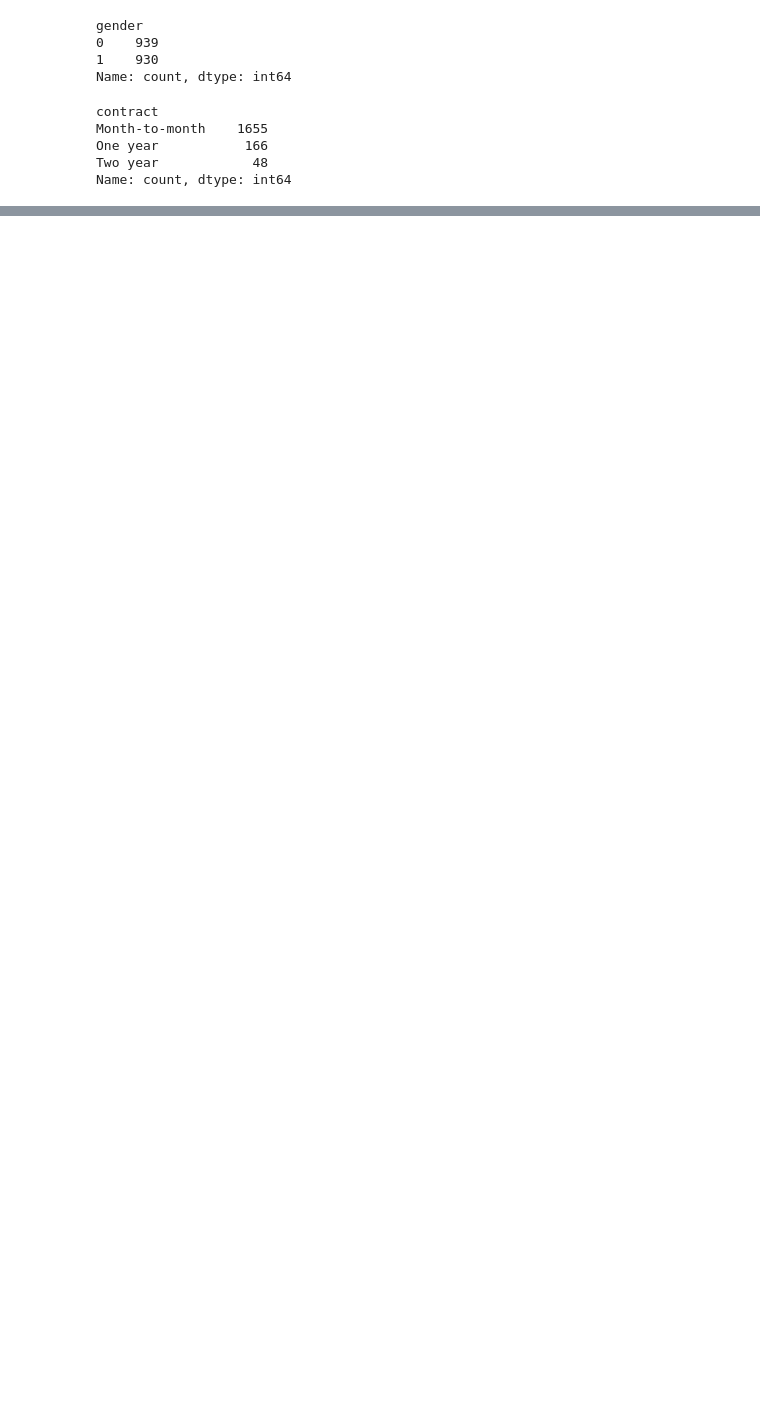
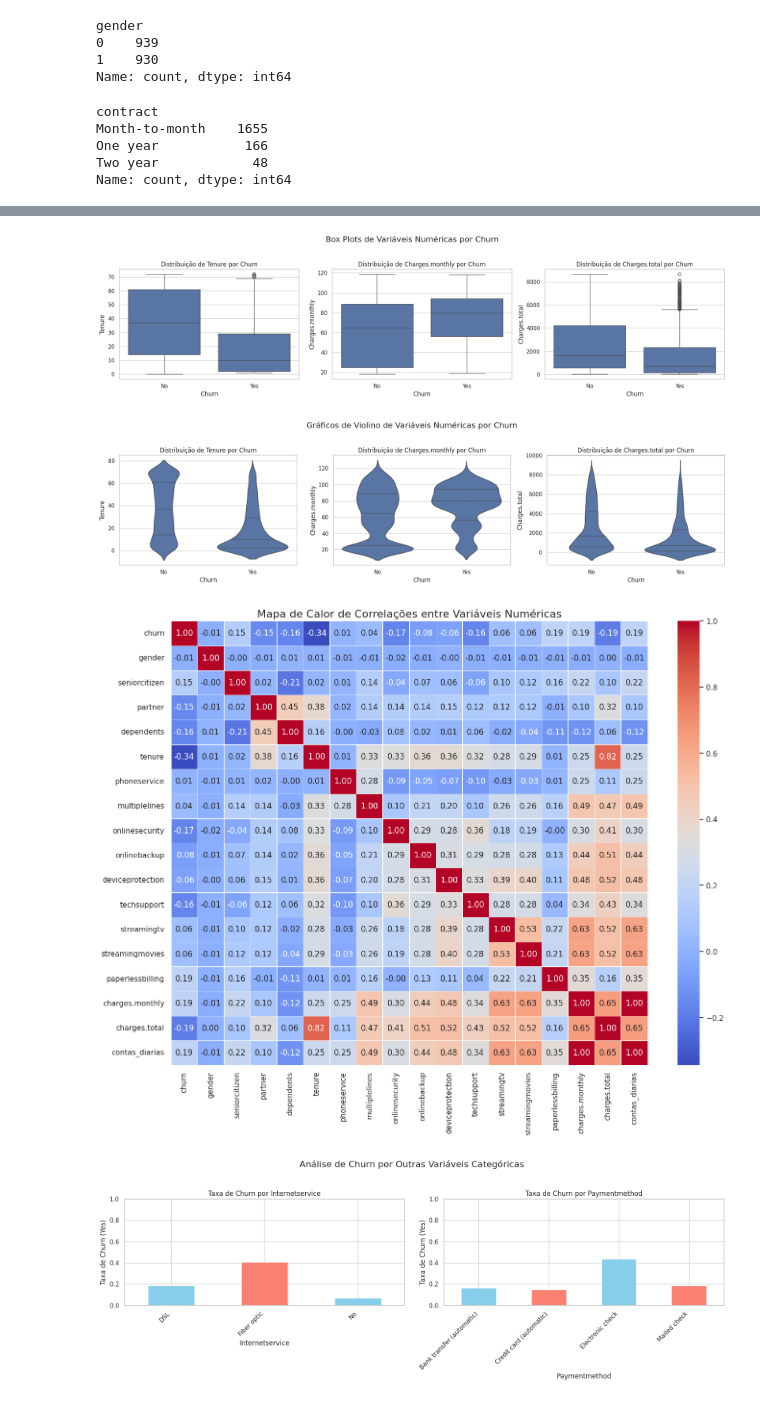
Before and after one commit to linomar31/Telecom_X_Challenge, a Jupyter notebook: TelecomX_BR.ipynb, the cells around one changed output, grey strips where cells are left out. Drawn from its saved outputs; the diff is of its cells as text; code cells hidden in the pictures; blank space fills up the shorter version.

```diff
--- a/TelecomX_BR.ipynb
+++ b/TelecomX_BR.ipynb
@@ -364,0 +357,57 @@ churn
+# %%
+# visualizações para analisar a relação entre algumas features (características) dos clientes e o churn (cancelamento do serviço)
+sns.set(style="whitegrid")
+
+# 1. Box Plots por características Numericas vs. Churn
+numerical_features = ['tenure', 'charges.monthly', 'charges.total']
+plt.figure(figsize=(18, 5))
+for i, feature in enumerate(numerical_features):
+    plt.subplot(1, 3, i + 1)
+    sns.boxplot(x='churn', y=feature, data=df_viz)
+    plt.title(f'Distribuição de {feature.capitalize()} por Churn')
+    plt.xlabel('Churn')
+    plt.ylabel(feature.capitalize())
+plt.suptitle('Box Plots de Variáveis Numéricas por Churn', fontsize=16)
+plt.tight_layout(rect=[0, 0.03, 1, 0.95])
+plt.show()
+
+# 2. Violin Plots por características Numericas vs. Churn
+plt.figure(figsize=(18, 5))
+for i, feature in enumerate(numerical_features):
+    plt.subplot(1, 3, i + 1)
+    sns.violinplot(x='churn', y=feature, data=df_viz, inner='quartile')
+    plt.title(f'Distribuição de {feature.capitalize()} por Churn')
+    plt.xlabel('Churn')
+    plt.ylabel(feature.capitalize())
+plt.suptitle('Gráficos de Violino de Variáveis Numéricas por Churn', fontsize=16)
+plt.tight_layout(rect=[0, 0.03, 1, 0.95])
+plt.show()
+
+# 3. Heatmap de Correlações
+numeric_df_for_corr = df.select_dtypes(include=['int64', 'float64'])
+plt.figure(figsize=(16, 12))
+sns.heatmap(numeric_df_for_corr.corr(), annot=True, cmap='coolwarm', fmt=".2f", linewidths=.5)
+plt.title('Mapa de Calor de Correlações entre Variáveis Numéricas', fontsize=16)
+plt.show()
+
+# 4. Gráficos de Barras para Outras Features Categóricas (Taxa de Churn)
+categorical_features = ['internetservice', 'paymentmethod']
+plt.figure(figsize=(16, 6))
+for i, feature in enumerate(categorical_features):
+    plt.subplot(1, 2, i + 1)
+    # calcula a taxa percentual de churn para cada categoria
+    churn_rate = df_viz.groupby(feature)['churn'].value_counts(normalize=True).unstack().fillna(0)
+    churn_rate['Yes'].plot(kind='bar', color=['skyblue', 'salmon'])
+    plt.title(f'Taxa de Churn por {feature.capitalize()}')
+    plt.xlabel(feature.capitalize())
+    plt.ylabel('Taxa de Churn (Yes)')
+    plt.xticks(rotation=45, ha='right')
+    plt.ylim(0, 1) # define o limite do eixo y de 0 a 1 para representar as taxas percentuais.
+plt.suptitle('Análise de Churn por Outras Variáveis Categóricas', fontsize=16)
+plt.tight_layout(rect=[0, 0.03, 1, 0.95])
+plt.show()
+# %% [output]
+[figure, added]
+[figure, added]
+[figure, added]
+[figure, added]
```
Also changed, not shown: parts of 11 cells of this notebook.
